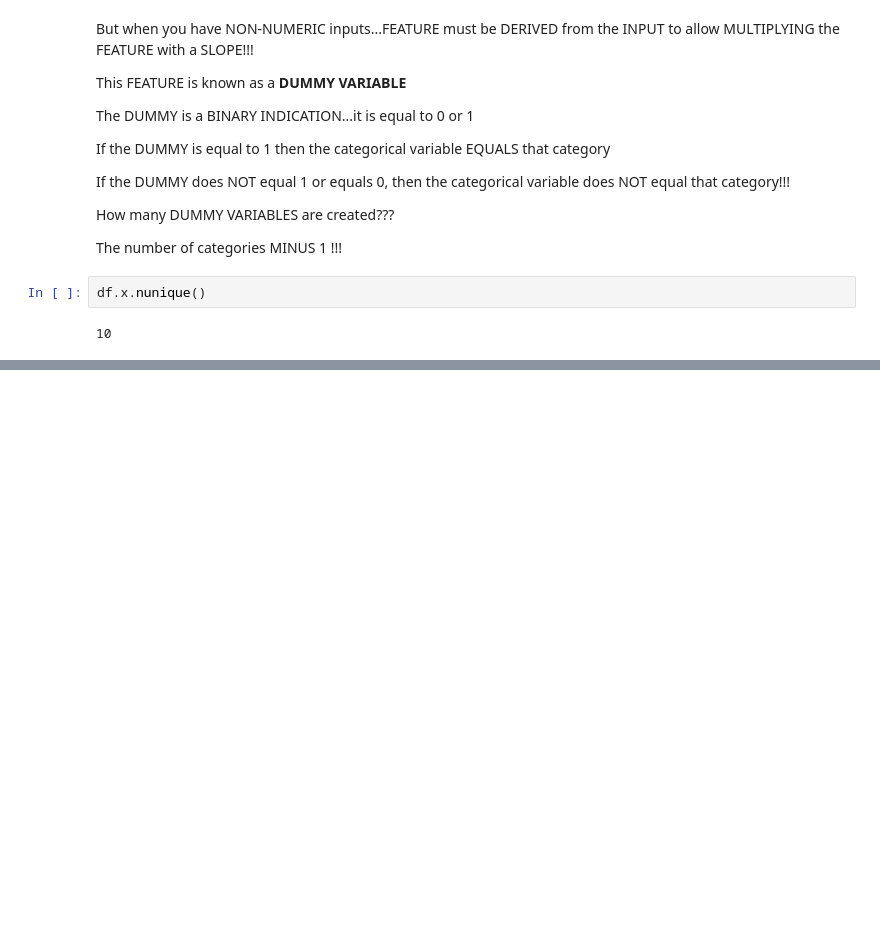
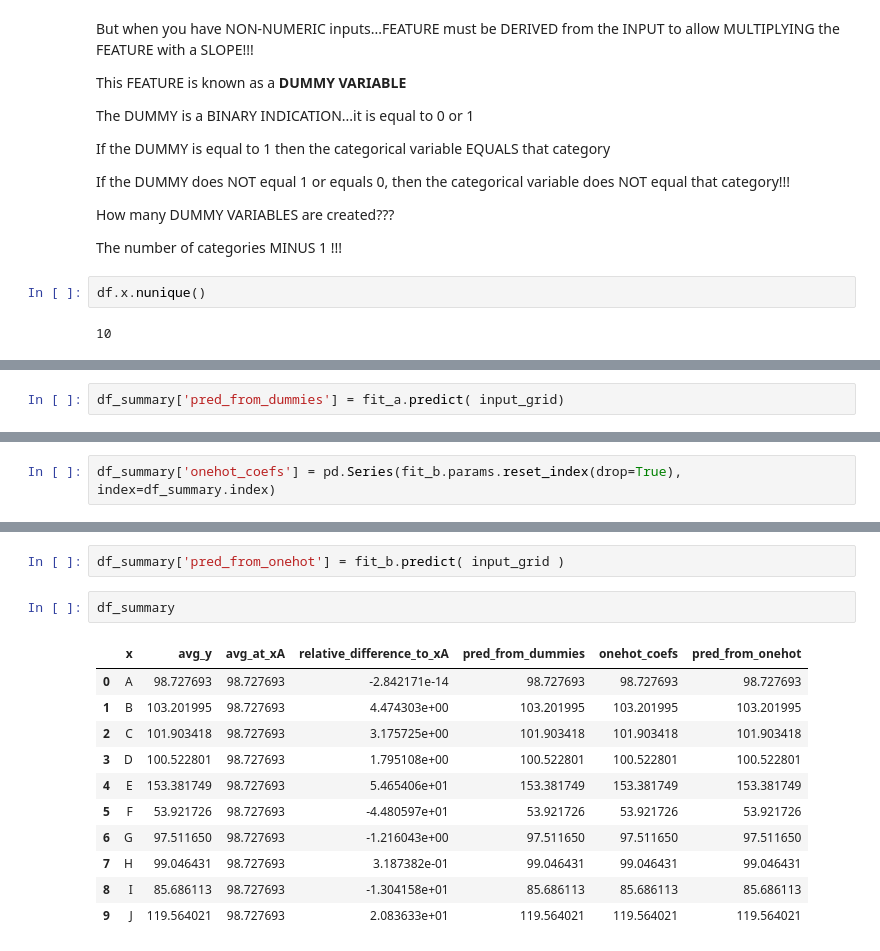
Before and after one commit to johnskpaulxqe/data-science, a Jupyter notebook: courses/CMPINF2100/publish/compinf2100_project/week_11/week_11_features_categorical.ipynb, the cells around one changed output, grey strips where cells are left out. Saved outputs shown, nothing was run; the diff lists cells and outputs as text; blank space fills up the shorter version.

```diff
--- a/courses/CMPINF2100/publish/compinf2100_project/week_11/week_11_features_categorical.ipynb
+++ b/courses/CMPINF2100/publish/compinf2100_project/week_11/week_11_features_categorical.ipynb
@@ -141,0 +316,2 @@ df.x.nunique()
+# %%
+df_summary['pred_from_dummies'] = fit_a.predict( input_grid)
@@ -141,0 +369,2 @@ df.x.nunique()
+# %%
+df_summary['onehot_coefs'] = pd.Series(fit_b.params.reset_index(drop=True), index=df_summary.index)
@@ -141,0 +385,16 @@ df.x.nunique()
+# %%
+df_summary['pred_from_onehot'] = fit_b.predict( input_grid )
+# %%
+df_summary
+# %% [output]
+|  | x | avg_y | avg_at_xA | relative_difference_to_xA | pred_from_dummies | onehot_coefs | pred_from_onehot |
+| 0 | A | 98.727693 | 98.727693 | -2.842171e-14 | 98.727693 | 98.727693 | 98.727693 |
+| 1 | B | 103.201995 | 98.727693 | 4.474303e+00 | 103.201995 | 103.201995 | 103.201995 |
+| 2 | C | 101.903418 | 98.727693 | 3.175725e+00 | 101.903418 | 101.903418 | 101.903418 |
+| 3 | D | 100.522801 | 98.727693 | 1.795108e+00 | 100.522801 | 100.522801 | 100.522801 |
+| 4 | E | 153.381749 | 98.727693 | 5.465406e+01 | 153.381749 | 153.381749 | 153.381749 |
+| 5 | F | 53.921726 | 98.727693 | -4.480597e+01 | 53.921726 | 53.921726 | 53.921726 |
+| 6 | G | 97.511650 | 98.727693 | -1.216043e+00 | 97.511650 | 97.511650 | 97.511650 |
+| 7 | H | 99.046431 | 98.727693 | 3.187382e-01 | 99.046431 | 99.046431 | 99.046431 |
+| 8 | I | 85.686113 | 98.727693 | -1.304158e+01 | 85.686113 | 85.686113 | 85.686113 |
+| 9 | J | 119.564021 | 98.727693 | 2.083633e+01 | 119.564021 | 119.564021 | 119.564021 |
```
Also changed, not shown: parts of 34 cells of this notebook, 2 other files.
